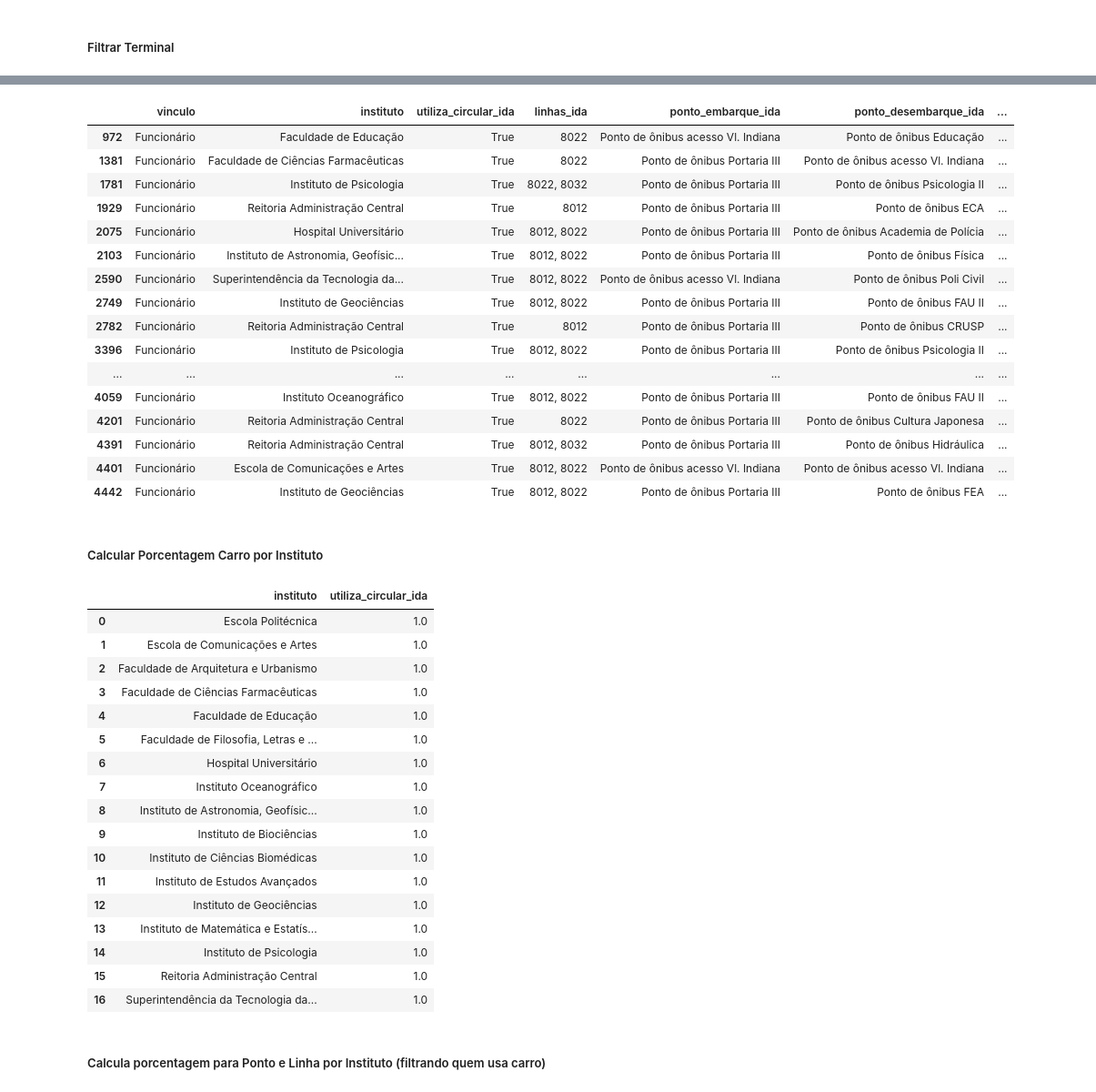
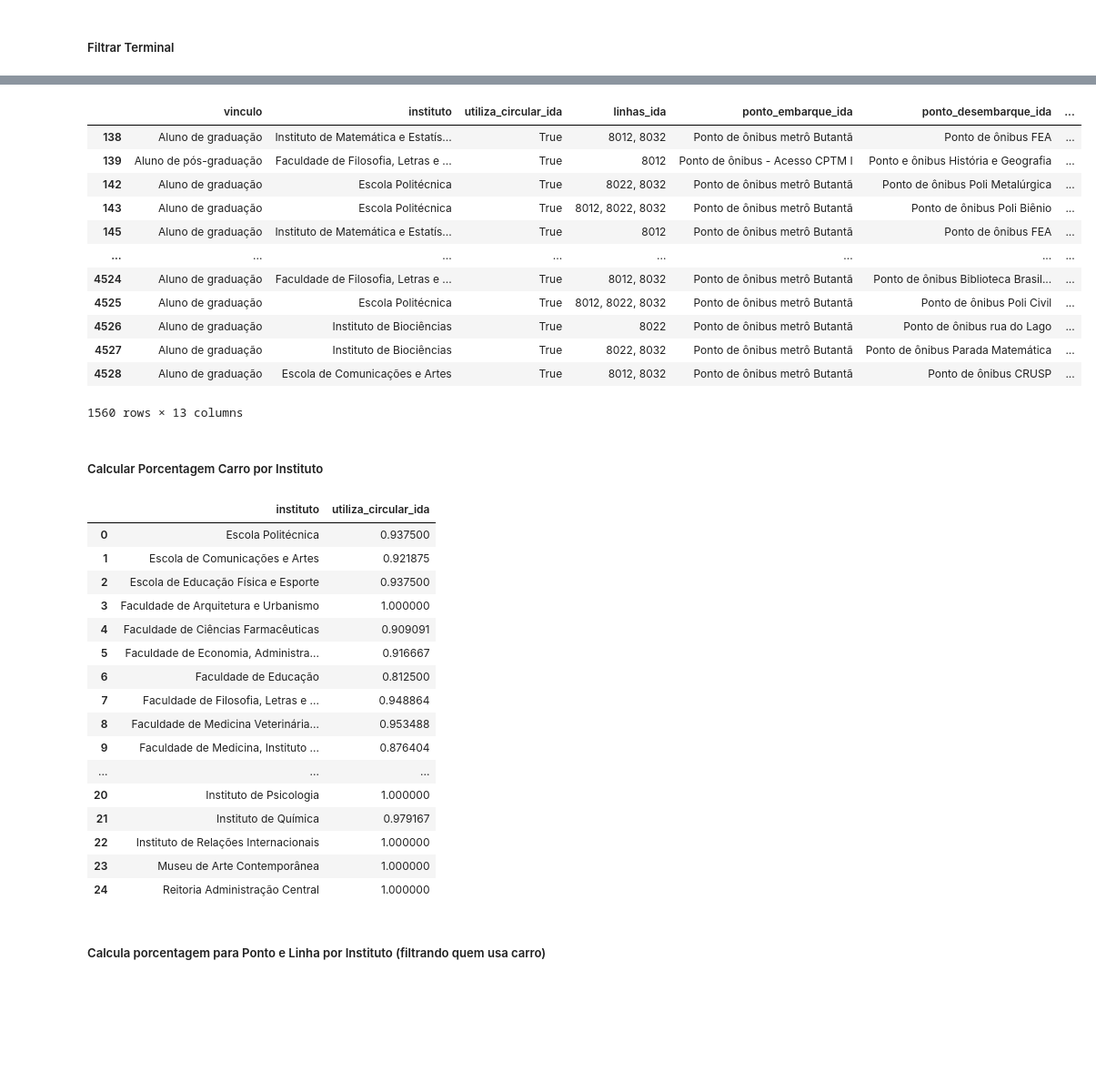
Before and after one commit to Circulares-USP/Crawler, a Jupyter notebook: import_demand.ipynb, the cells around one changed output, grey strips where cells are left out. Shown: that part at 91% size. Saved outputs shown, nothing was run; the diff lists cells and outputs as text; code cells hidden in the pictures; blank space fills up the shorter version.

```diff
--- a/import_demand.ipynb
+++ b/import_demand.ipynb
@@ -4,8 +4,8 @@
 import math
 
 sentido = 'ida' # ida ou volta
-vinculo = 'funcionario' # aluno ou funcionario
-terminal = 'p3' # butanta ou p3
+vinculo = 'aluno' # aluno ou funcionario
+terminal = 'butanta' # butanta ou p3
 horario = '8h' # 8h e 18h
 
 map_file_name = 'data/disciplinas/' + sentido + '_' + vinculo + '_' + terminal + '_' + horario + '.json'
@@ -617,25 +686,22 @@ pesquisa_vinculo_intervalo
 # %%
-pesquisa_vinculo_intervalo_terminal = pesquisa_vinculo_intervalo[pesquisa_vinculo_intervalo['utiliza_circular_' + sentido]]
-pesquisa_vinculo_intervalo_terminal = pesquisa_vinculo_intervalo_terminal[list(map(filtra_terminal, pesquisa_vinculo_intervalo_terminal['ponto_' + contrario_acao + '_' + sentido]))]
+if vinculo == 'funcionario':
+    pesquisa_vinculo_intervalo = pesquisa_vinculo_intervalo[pesquisa_vinculo_intervalo['utiliza_circular_' + sentido]]
+pesquisa_vinculo_intervalo_terminal = pesquisa_vinculo_intervalo[list(map(filtra_terminal, pesquisa_vinculo_intervalo['ponto_' + contrario_acao + '_' + sentido]))]
 pesquisa_vinculo_intervalo_terminal
 # %% [output]
 |  | vinculo | instituto | utiliza_circular_ida | linhas_ida | ponto_embarque_ida | ponto_desembarque_ida | ... |
-| 972 | Funcionário | Faculdade de Educação | True | 8022 | Ponto de ônibus acesso Vl. Indiana | Ponto de ônibus Educação | ... |
-| 1381 | Funcionário | Faculdade de Ciências Farmacêuticas | True | 8022 | Ponto de ônibus Portaria III | Ponto de ônibus acesso Vl. Indiana | ... |
-| 1781 | Funcionário | Instituto de Psicologia | True | 8022, 8032 | Ponto de ônibus Portaria III | Ponto de ônibus Psicologia II | ... |
-| 1929 | Funcionário | Reitoria Administração Central | True | 8012 | Ponto de ônibus Portaria III | Ponto de ônibus ECA | ... |
-| 2075 | Funcionário | Hospital Universitário | True | 8012, 8022 | Ponto de ônibus Portaria III | Ponto de ônibus Academia de Polícia | ... |
-| 2103 | Funcionário | Instituto de Astronomia, Geofísic... | True | 8012, 8022 | Ponto de ônibus Portaria III | Ponto de ônibus Física | ... |
-| 2590 | Funcionário | Superintendência da Tecnologia da... | True | 8012, 8022 | Ponto de ônibus acesso Vl. Indiana | Ponto de ônibus Poli Civil | ... |
-| 2749 | Funcionário | Instituto de Geociências | True | 8012, 8022 | Ponto de ônibus Portaria III | Ponto de ônibus FAU II | ... |
-| 2782 | Funcionário | Reitoria Administração Central | True | 8012 | Ponto de ônibus Portaria III | Ponto de ônibus CRUSP | ... |
-| 3396 | Funcionário | Instituto de Psicologia | True | 8012, 8022 | Ponto de ônibus Portaria III | Ponto de ônibus Psicologia II | ... |
+| 138 | Aluno de graduação | Instituto de Matemática e Estatís... | True | 8012, 8032 | Ponto de ônibus metrô Butantã | Ponto de ônibus FEA | ... |
+| 139 | Aluno de pós-graduação | Faculdade de Filosofia, Letras e ... | True | 8012 | Ponto de ônibus - Acesso CPTM I | Ponto e ônibus História e Geografia | ... |
+| 142 | Aluno de graduação | Escola Politécnica | True | 8022, 8032 | Ponto de ônibus metrô Butantã | Ponto de ônibus Poli Metalúrgica | ... |
+| 143 | Aluno de graduação | Escola Politécnica | True | 8012, 8022, 8032 | Ponto de ônibus metrô Butantã | Ponto de ônibus Poli Biênio | ... |
+| 145 | Aluno de graduação | Instituto de Matemática e Estatís... | True | 8012 | Ponto de ônibus metrô Butantã | Ponto de ônibus FEA | ... |
 | ... | ... | ... | ... | ... | ... | ... | ... |
-| 4059 | Funcionário | Instituto Oceanográfico | True | 8012, 8022 | Ponto de ônibus Portaria III | Ponto de ônibus FAU II | ... |
-| 4201 | Funcionário | Reitoria Administração Central | True | 8022 | Ponto de ônibus Portaria III | Ponto de ônibus Cultura Japonesa | ... |
-| 4391 | Funcionário | Reitoria Administração Central | True | 8012, 8032 | Ponto de ônibus Portaria III | Ponto de ônibus Hidráulica | ... |
-| 4401 | Funcionário | Escola de Comunicações e Artes | True | 8012, 8022 | Ponto de ônibus acesso Vl. Indiana | Ponto de ônibus acesso Vl. Indiana | ... |
-| 4442 | Funcionário | Instituto de Geociências | True | 8012, 8022 | Ponto de ônibus Portaria III | Ponto de ônibus FEA | ... |
+| 4524 | Aluno de graduação | Faculdade de Filosofia, Letras e ... | True | 8012, 8032 | Ponto de ônibus metrô Butantã | Ponto de ônibus Biblioteca Brasil... | ... |
+| 4525 | Aluno de graduação | Escola Politécnica | True | 8012, 8022, 8032 | Ponto de ônibus metrô Butantã | Ponto de ônibus Poli Civil | ... |
+| 4526 | Aluno de graduação | Instituto de Biociências | True | 8022 | Ponto de ônibus metrô Butantã | Ponto de ônibus rua do Lago | ... |
+| 4527 | Aluno de graduação | Instituto de Biociências | True | 8022, 8032 | Ponto de ônibus metrô Butantã | Ponto de ônibus Parada Matemática | ... |
+| 4528 | Aluno de graduação | Escola de Comunicações e Artes | True | 8012, 8032 | Ponto de ônibus metrô Butantã | Ponto de ônibus CRUSP | ... |
+1560 rows × 13 columns
 # %% [markdown]
 ##### Calcular Porcentagem Carro por Instituto
 # %%
@@ -643,23 +709,22 @@ porc_circular_por_instituto = pesquisa_vinculo_intervalo_terminal[['instituto','
 porc_circular_por_instituto
 # %% [output]
 |  | instituto | utiliza_circular_ida |
-| 0 | Escola Politécnica | 1.0 |
-| 1 | Escola de Comunicações e Artes | 1.0 |
-| 2 | Faculdade de Arquitetura e Urbanismo | 1.0 |
-| 3 | Faculdade de Ciências Farmacêuticas | 1.0 |
-| 4 | Faculdade de Educação | 1.0 |
-| 5 | Faculdade de Filosofia, Letras e ... | 1.0 |
-| 6 | Hospital Universitário | 1.0 |
-| 7 | Instituto Oceanográfico | 1.0 |
-| 8 | Instituto de Astronomia, Geofísic... | 1.0 |
-| 9 | Instituto de Biociências | 1.0 |
-| 10 | Instituto de Ciências Biomédicas | 1.0 |
-| 11 | Instituto de Estudos Avançados | 1.0 |
-| 12 | Instituto de Geociências | 1.0 |
-| 13 | Instituto de Matemática e Estatís... | 1.0 |
-| 14 | Instituto de Psicologia | 1.0 |
-| 15 | Reitoria Administração Central | 1.0 |
-| 16 | Superintendência da Tecnologia da... | 1.0 |
+| 0 | Escola Politécnica | 0.937500 |
+| 1 | Escola de Comunicações e Artes | 0.921875 |
+| 2 | Escola de Educação Física e Esporte | 0.937500 |
+| 3 | Faculdade de Arquitetura e Urbanismo | 1.000000 |
+| 4 | Faculdade de Ciências Farmacêuticas | 0.909091 |
+| 5 | Faculdade de Economia, Administra... | 0.916667 |
+| 6 | Faculdade de Educação | 0.812500 |
+| 7 | Faculdade de Filosofia, Letras e ... | 0.948864 |
+| 8 | Faculdade de Medicina Veterinária... | 0.953488 |
+| 9 | Faculdade de Medicina, Instituto ... | 0.876404 |
+| ... | ... | ... |
+| 20 | Instituto de Psicologia | 1.000000 |
+| 21 | Instituto de Química | 0.979167 |
+| 22 | Instituto de Relações Internacionais | 1.000000 |
+| 23 | Museu de Arte Contemporânea | 1.000000 |
+| 24 | Reitoria Administração Central | 1.000000 |
 # %%
 def porc_utiliza_circular(instituto):
     return porc_circular_por_instituto[porc_circular_por_instituto['instituto'] == instituto]['utiliza_circular_' + sentido].iloc[0]
```
Also changed, not shown: parts of 28 cells of this notebook.
